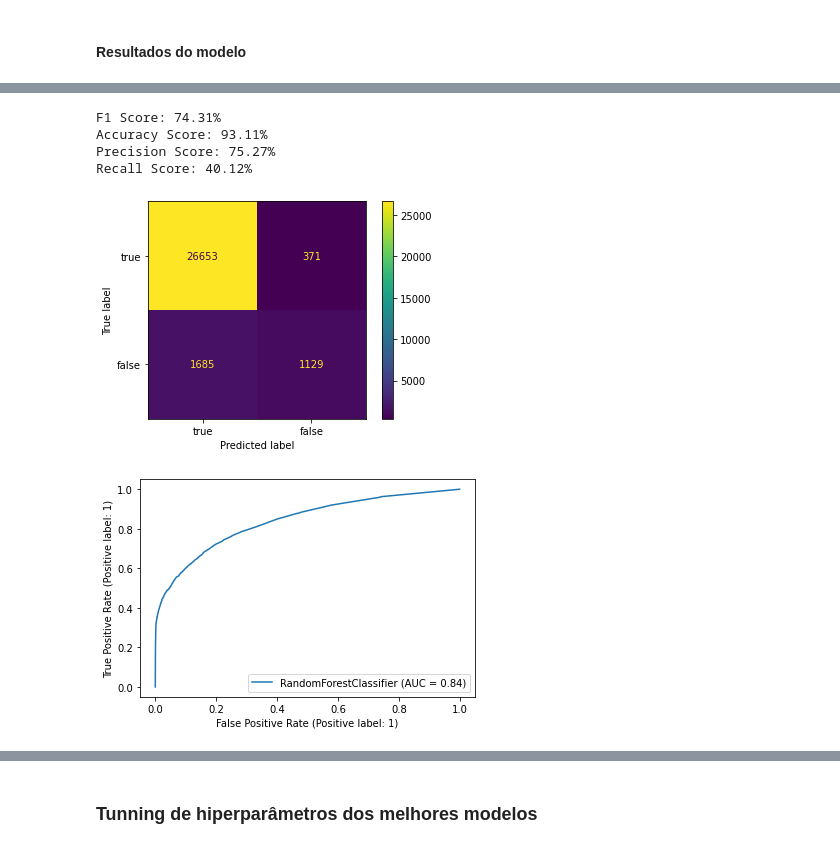
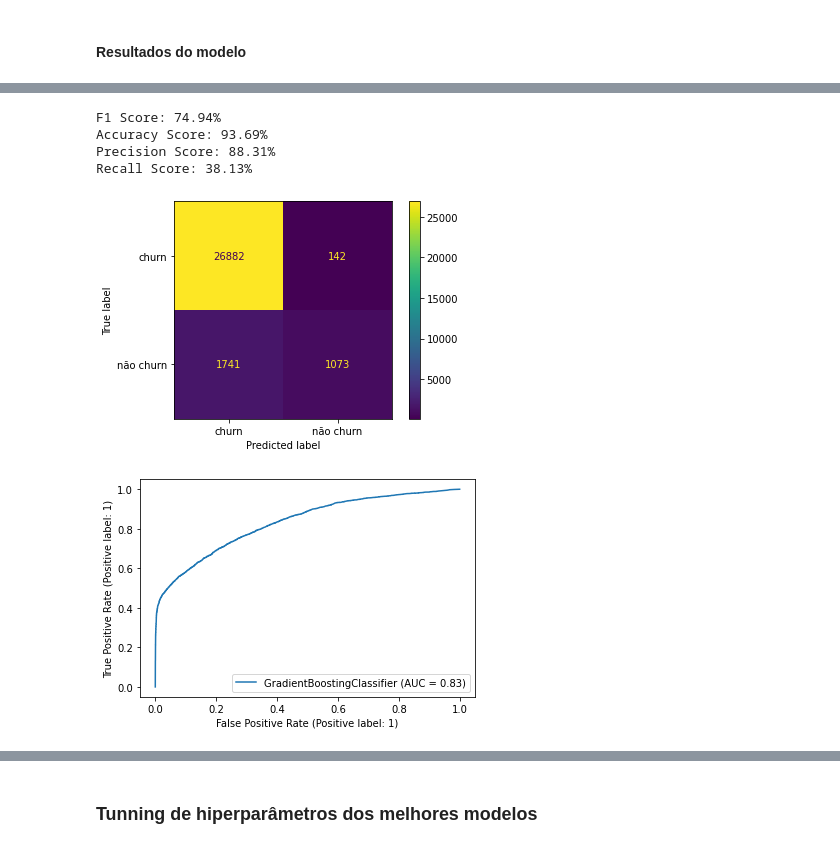
Before and after one commit to felipesilvaibi/predicao_churn, a Jupyter notebook: notebooks/analise_rep_oficial.ipynb, the cells around one changed output, grey strips where cells are left out. Drawn from its saved outputs; the diff is of its cells as text; code cells hidden in the pictures.

```diff
--- a/notebooks/analise_rep_oficial.ipynb
+++ b/notebooks/analise_rep_oficial.ipynb
@@ -903,0 +850,2 @@ dfNumerical.head()
+# %%
+dfNumerical = dfNumerical.fillna(dfNumerical.median())
@@ -906,5 +875,5 @@ dfNumerical.head()
 # %%
-df = pd.concat([dfNumerical, dfCategorical, dfChurn], axis = 1)
+df = pd.concat([dfNumerical, dfCategorical, dfChurn], axis = 1, join='inner')
 # %%
 df.head()
 # %% [output]
@@ -927,6 +892,10 @@ X = df.drop(['churn'], axis=1)
 y = df['churn']
 
 X_train, X_test, y_train, y_test = train_test_split(X, y, test_size=0.2, random_state=1)
+
+X_train = pd.DataFrame(X_train, columns = X_train.columns)
+y_train = pd.Series(y_train)
+
 X_train, X_val, y_train, y_val = train_test_split(X_train, y_train, test_size=0.25, random_state=1) # 0.25 x 0.8 = 0.2
 # %% [markdown]
 #### Execução do modelo
@@ -946,29 +951,28 @@ GradientBoostingClassifier()
 # %%
-predictLR = modelLR.predict(X_test)
+predictRF = modelRF.predict(X_test)
 
-f1 = round(f1_score(y_test, predictLR, average='macro')*100, 2)
-accuracy = round(accuracy_score(y_test, predictLR)*100, 2)
-precision = round(precision_score(y_test, predictLR)*100, 2)
-recall = round(recall_score(y_test, predictLR)*100, 2)
+f1 = round(f1_score(y_test, predictRF, average='macro')*100, 2)
+accuracy = round(accuracy_score(y_test, predictRF)*100, 2)
+precision = round(precision_score(y_test, predictRF)*100, 2)
+recall = round(recall_score(y_test, predictRF)*100, 2)
 
 print(f"F1 Score: {f1}%")
 print(f"Accuracy Score: {accuracy}%")
 print(f"Precision Score: {precision}%")
 print(f"Recall Score: {recall}%")
 
-metricas = {}
-metricas["LogisticRegression"] = {
+metricas["RandomForest"] = {
     "accuracy": accuracy,
     "precision": precision,
     "recall": recall,
     "f1": f1
 }
 
-plot_confusion_matrix(modelLR, X_test, y_test, display_labels=[
-                      "true", "false"], values_format="d")
+plot_confusion_matrix(modelRF, X_test, y_test, display_labels=[
+                      "churn", "não churn"], values_format="d")
 plt.grid(False)
 plt.show()
 
-plot_roc_curve(modelLR, X_test, y_test)
+plot_roc_curve(modelRF, X_test, y_test)
 plt.show()
 # %% [output]
@@ -981,34 +985,34 @@ Recall Score: 0.0%
 # %%
-predictRF = modelRF.predict(X_test)
+predictGB = modelGB.predict(X_test)
 
-f1 = round(f1_score(y_test, predictRF, average='macro')*100, 2)
-accuracy = round(accuracy_score(y_test, predictRF)*100, 2)
-precision = round(precision_score(y_test, predictRF)*100, 2)
-recall = round(recall_score(y_test, predictRF)*100, 2)
+f1 = round(f1_score(y_test, predictGB, average='macro')*100, 2)
+accuracy = round(accuracy_score(y_test, predictGB)*100, 2)
+precision = round(precision_score(y_test, predictGB)*100, 2)
+recall = round(recall_score(y_test, predictGB)*100, 2)
 
 print(f"F1 Score: {f1}%")
 print(f"Accuracy Score: {accuracy}%")
 print(f"Precision Score: {precision}%")
 print(f"Recall Score: {recall}%")
 
-metricas["RandomForest"] = {
+metricas["GradientBoosting"] = {
     "accuracy": accuracy,
     "precision": precision,
     "recall": recall,
     "f1": f1
 }
 
-plot_confusion_matrix(modelRF, X_test, y_test, display_labels=[
-                      "true", "false"], values_format="d")
+plot_confusion_matrix(modelGB, X_test, y_test, display_labels=[
+                      "churn", "não churn"], values_format="d")
 plt.grid(False)
 plt.show()
 
-plot_roc_curve(modelRF, X_test, y_test)
+plot_roc_curve(modelGB, X_test, y_test)
 plt.show()
 # %% [output]
-F1 Score: 74.31%
-Accuracy Score: 93.11%
-Precision Score: 75.27%
-Recall Score: 40.12%
+F1 Score: 74.94%
+Accuracy Score: 93.69%
+Precision Score: 88.31%
+Recall Score: 38.13%
-[figure, old version]
+[figure, new version]
-[figure, old version]
+[figure, new version]
```
Also changed, not shown: parts of 92 cells of this notebook, 1 other file.
